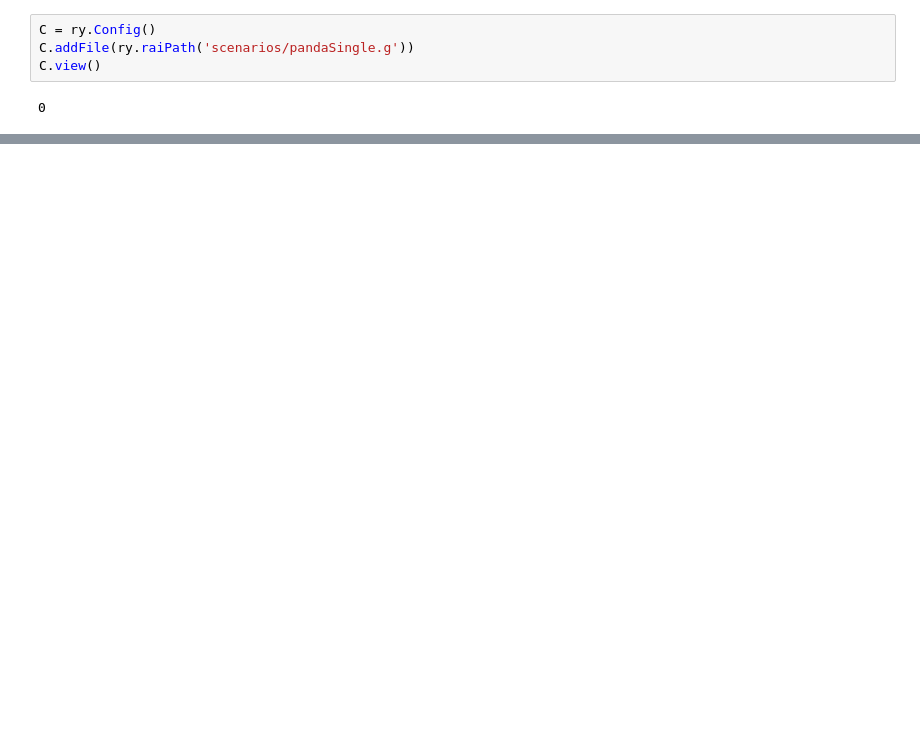
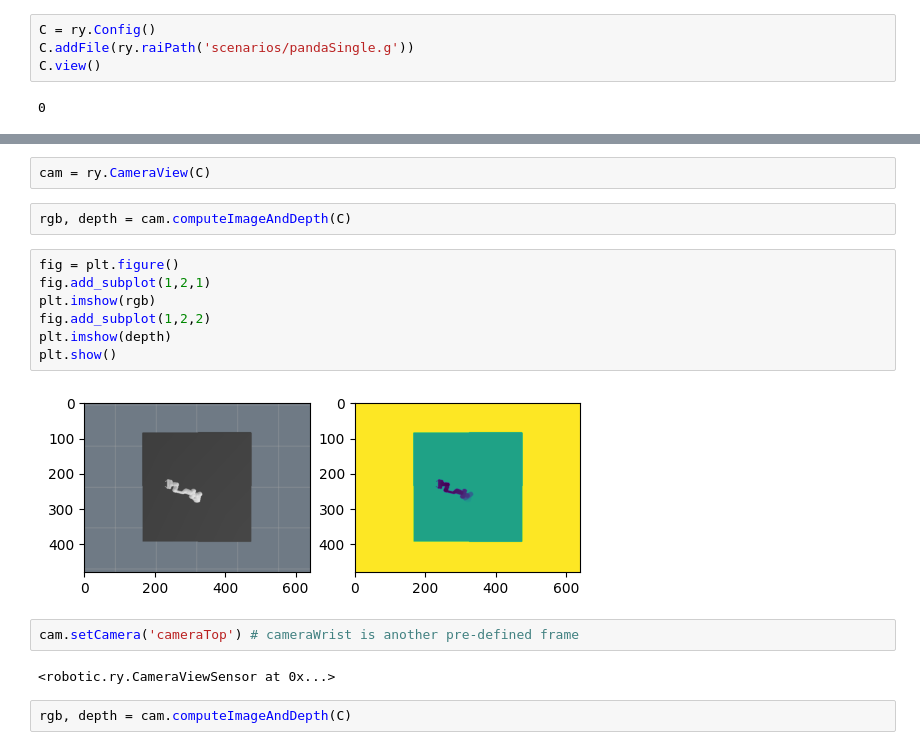
Before and after one commit to MarcToussaint/robotics-course, a Jupyter notebook: docs/tutorials/rendering.ipynb, the cells around one changed output, grey strips where cells are left out. Cells and saved outputs as stored; diff of their text form; blank space fills up the shorter version.

```diff
--- a/docs/tutorials/rendering.ipynb
+++ b/docs/tutorials/rendering.ipynb
@@ -75,0 +76,19 @@ C.view_close()
+# %%
+cam = ry.CameraView(C)
+# %%
+rgb, depth = cam.computeImageAndDepth(C)
+# %%
+fig = plt.figure()
+fig.add_subplot(1,2,1)
+plt.imshow(rgb)
+fig.add_subplot(1,2,2)
+plt.imshow(depth)
+plt.show()
+# %% [output]
+[figure, added]
+# %%
+cam.setCamera('cameraTop') # cameraWrist is another pre-defined frame
+# %% [output]
+<robotic.ry.CameraViewSensor at 0x...>
+# %%
+rgb, depth = cam.computeImageAndDepth(C)
```
Also changed, not shown: parts of 43 cells of this notebook, 42 other files.
